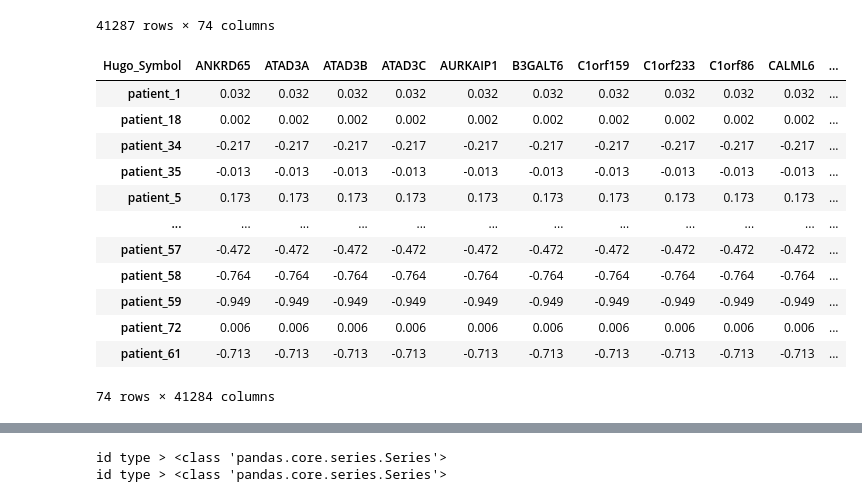
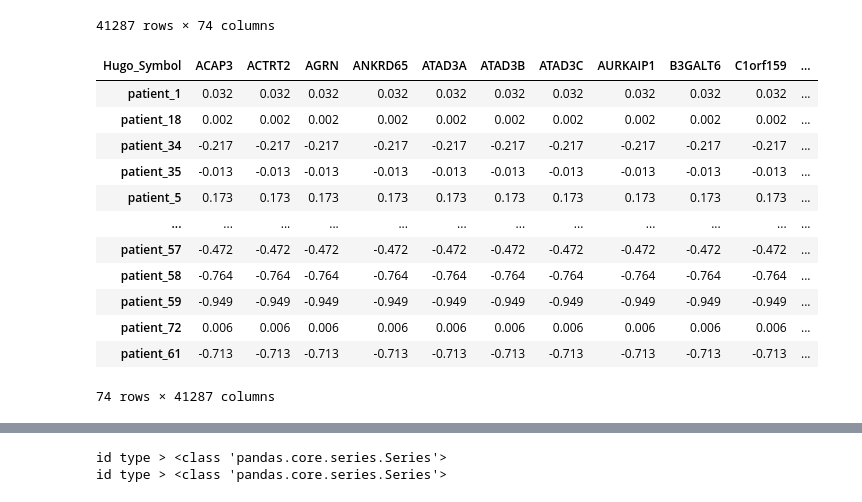
Before and after one commit to brightdragom/AI-project, a Jupyter notebook: lastproject.ipynb, the cells around one changed output, grey strips where cells are left out. Saved outputs shown, nothing was run; the diff lists cells and outputs as text; code cells hidden in the pictures.

```diff
--- a/lastproject.ipynb
+++ b/lastproject.ipynb
@@ -432,10 +466,10 @@ df_test_append
 | ZZZ3 | -0.4009 | 0.3544 | -0.0350 | -0.9253 | -0.7750 | -1.9503 | -0.6608 | 0.2970 | ... |
 41287 rows × 74 columns
 # %%
-df_test_append = df_test_append.iloc[3:41287].transpose()
+df_test_append = df_test_append.transpose()
 df_test_append
 # %% [output]
-| Hugo_Symbol | ANKRD65 | ATAD3A | ATAD3B | ATAD3C | AURKAIP1 | B3GALT6 | C1orf159 | C1orf233 | C1orf86 | CALML6 | ... |
+| Hugo_Symbol | ACAP3 | ACTRT2 | AGRN | ANKRD65 | ATAD3A | ATAD3B | ATAD3C | AURKAIP1 | B3GALT6 | C1orf159 | ... |
 | patient_1 | 0.032 | 0.032 | 0.032 | 0.032 | 0.032 | 0.032 | 0.032 | 0.032 | 0.032 | 0.032 | ... |
 | patient_18 | 0.002 | 0.002 | 0.002 | 0.002 | 0.002 | 0.002 | 0.002 | 0.002 | 0.002 | 0.002 | ... |
 | patient_34 | -0.217 | -0.217 | -0.217 | -0.217 | -0.217 | -0.217 | -0.217 | -0.217 | -0.217 | -0.217 | ... |
@@ -447,4 +481,4 @@ df_test_append
 | patient_59 | -0.949 | -0.949 | -0.949 | -0.949 | -0.949 | -0.949 | -0.949 | -0.949 | -0.949 | -0.949 | ... |
 | patient_72 | 0.006 | 0.006 | 0.006 | 0.006 | 0.006 | 0.006 | 0.006 | 0.006 | 0.006 | 0.006 | ... |
 | patient_61 | -0.713 | -0.713 | -0.713 | -0.713 | -0.713 | -0.713 | -0.713 | -0.713 | -0.713 | -0.713 | ... |
-74 rows × 41284 columns
+74 rows × 41287 columns
```
Also changed, not shown: parts of 26 cells of this notebook.
